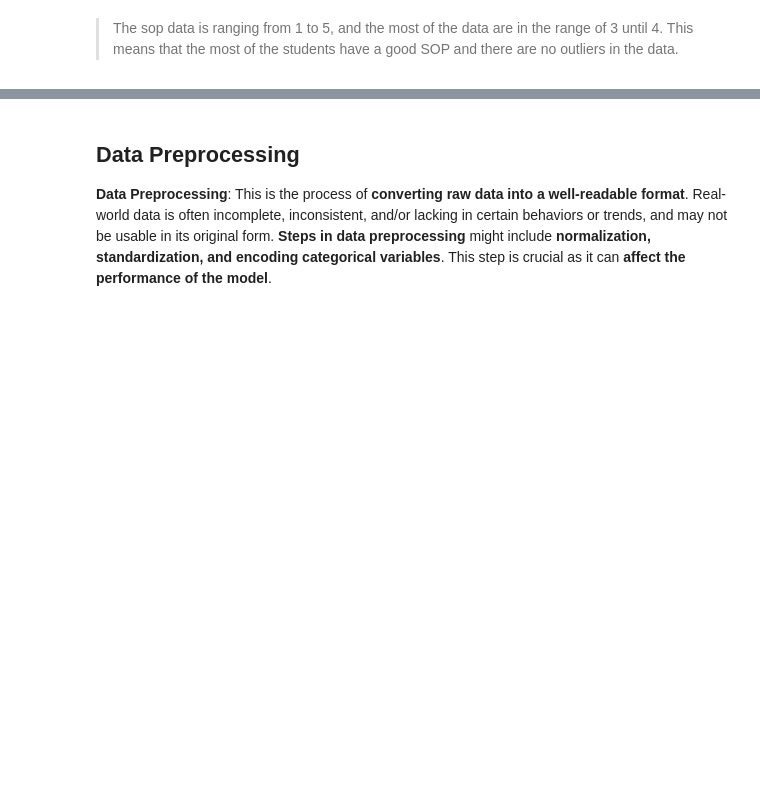
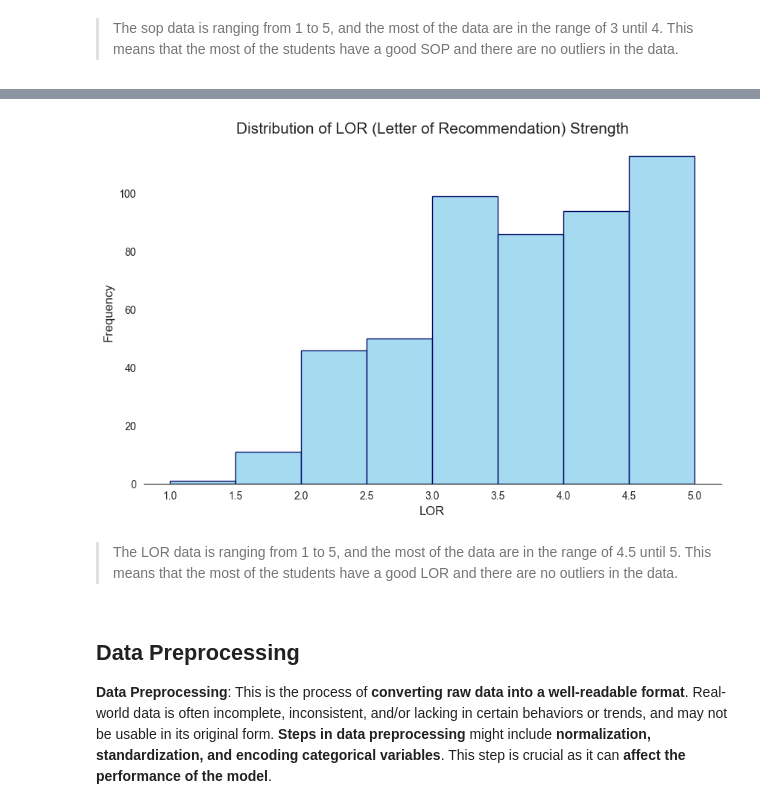
Before and after one commit to stefansphtr/Deep-Learning-Regression-with-Admissions-Data, a Jupyter notebook: Graduate_Admissions_Prediction_with_TensorFlow.ipynb, the cells around one changed output, grey strips where cells are left out. Saved outputs shown, nothing was run; the diff lists cells and outputs as text; code cells hidden in the pictures; blank space fills up the shorter version.

```diff
--- a/Graduate_Admissions_Prediction_with_TensorFlow.ipynb
+++ b/Graduate_Admissions_Prediction_with_TensorFlow.ipynb
@@ -364,3 +381,17 @@ utils.plot_distribution(
+# %%
+# Plot the distribution of LOR (Letter of Recommendation) Strength
+utils.plot_distribution(
+    data=df_admissions,
+    column="lor",
+    title="Distribution of LOR (Letter of Recommendation) Strength",
+    xlabel="LOR",
+    ylabel="Frequency",
+    num_bins=8
+)
+# %% [output]
+[figure, added]
+# %% [markdown]
+> The LOR data is ranging from 1 to 5, and the most of the data are in the range of 4.5 until 5. This means that the most of the students have a good LOR and there are no outliers in the data.
 # %% [markdown]
 ## Data Preprocessing
 
```
Also changed, not shown: parts of 7 cells of this notebook, 1 other file.
